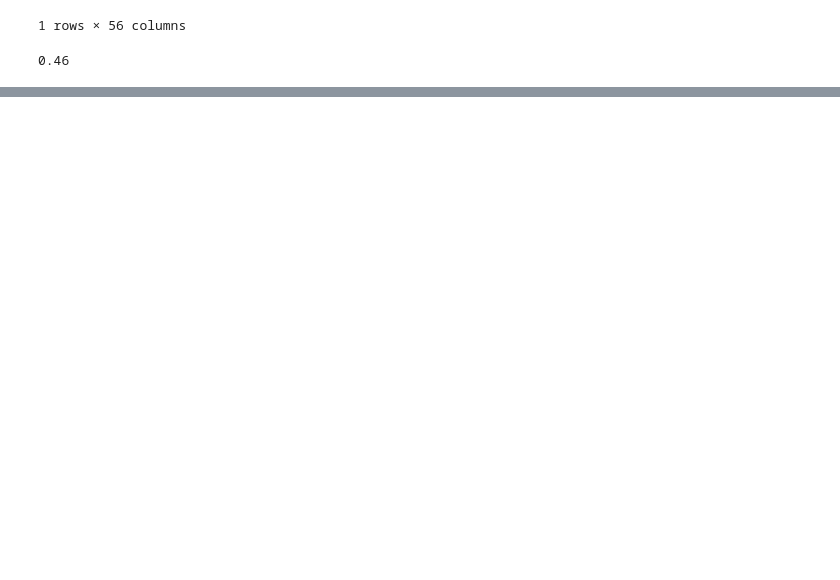
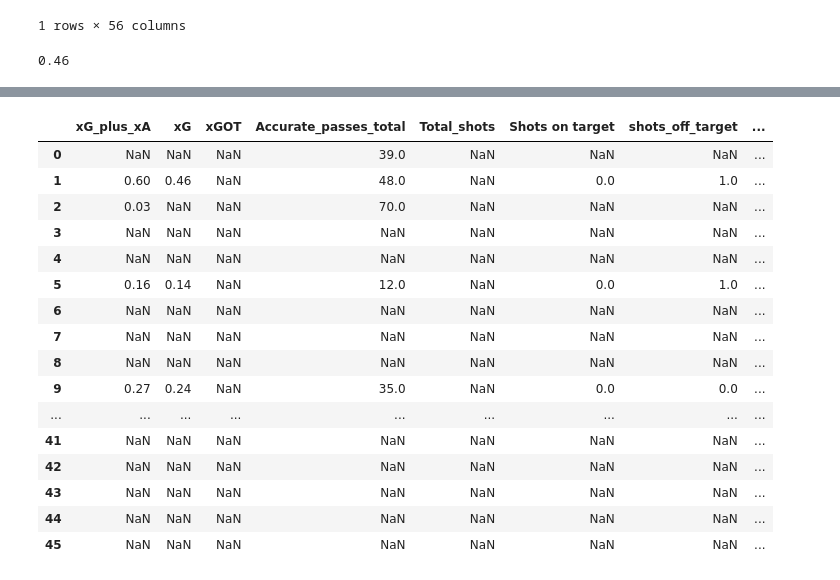
Before and after one commit to bolaxel/random-games, a Jupyter notebook: analysis.ipynb, the cells around one changed output, grey strips where cells are left out. Cells and saved outputs as stored; diff of their text form; code cells hidden in the pictures; blank space fills up the shorter version.

```diff
--- a/analysis.ipynb
+++ b/analysis.ipynb
@@ -190,0 +213,9 @@ df['xG'] = df['stats_parsed'].apply(extract_xg)
+# %%
+# Shots on target
+def extract_xg(stats_parsed):
+    try:
+        return stats_parsed[0]['stats']['Shots on target']['stat']['value']
+    except (KeyError, IndexError, TypeError):
+        return None  # or np.nan
+
+df['shots_on_target'] = df['stats_parsed'].apply(extract_xg)
@@ -190,0 +227,9 @@ df['xG'] = df['stats_parsed'].apply(extract_xg)
+# %%
+# Shots off target
+def extract_xg(stats_parsed):
+    try:
+        return stats_parsed[0]['stats']['Shots off target']['stat']['value']
+    except (KeyError, IndexError, TypeError):
+        return None  # or np.nan
+
+df['shots_off_target'] = df['stats_parsed'].apply(extract_xg)
@@ -190,0 +241,9 @@ df['xG'] = df['stats_parsed'].apply(extract_xg)
+# %%
+# Blocked shots
+def extract_xg(stats_parsed):
+    try:
+        return stats_parsed[0]['stats']['Blocked shots']['stat']['value']
+    except (KeyError, IndexError, TypeError):
+        return None  # or np.nan
+
+df['blocked_shots'] = df['stats_parsed'].apply(extract_xg)
@@ -190,0 +255,9 @@ df['xG'] = df['stats_parsed'].apply(extract_xg)
+# %%
+# Shot accuracy
+def extract_xg(stats_parsed):
+    try:
+        return stats_parsed[0]['stats']['Shot accuracy']['stat']['value']
+    except (KeyError, IndexError, TypeError):
+        return None  # or np.nan
+
+df['shot_accuracy'] = df['stats_parsed'].apply(extract_xg)
@@ -200,0 +316,20 @@ df.head()
+# %%
+df[['xG_plus_xA', 'xG', 'xGOT', 'Accurate_passes_total', 'Total_shots', 'Shots on target', 'shots_off_target', 'shot_accuracy', 'Defensive_actions']]
+# %% [output]
+|  | xG_plus_xA | xG | xGOT | Accurate_passes_total | Total_shots | Shots on target | shots_off_target | ... |
+| 0 | NaN | NaN | NaN | 39.0 | NaN | NaN | NaN | ... |
+| 1 | 0.60 | 0.46 | NaN | 48.0 | NaN | 0.0 | 1.0 | ... |
+| 2 | 0.03 | NaN | NaN | 70.0 | NaN | NaN | NaN | ... |
+| 3 | NaN | NaN | NaN | NaN | NaN | NaN | NaN | ... |
+| 4 | NaN | NaN | NaN | NaN | NaN | NaN | NaN | ... |
+| 5 | 0.16 | 0.14 | NaN | 12.0 | NaN | 0.0 | 1.0 | ... |
+| 6 | NaN | NaN | NaN | NaN | NaN | NaN | NaN | ... |
+| 7 | NaN | NaN | NaN | NaN | NaN | NaN | NaN | ... |
+| 8 | NaN | NaN | NaN | NaN | NaN | NaN | NaN | ... |
+| 9 | 0.27 | 0.24 | NaN | 35.0 | NaN | 0.0 | 0.0 | ... |
+| ... | ... | ... | ... | ... | ... | ... | ... | ... |
+| 41 | NaN | NaN | NaN | NaN | NaN | NaN | NaN | ... |
+| 42 | NaN | NaN | NaN | NaN | NaN | NaN | NaN | ... |
+| 43 | NaN | NaN | NaN | NaN | NaN | NaN | NaN | ... |
+| 44 | NaN | NaN | NaN | NaN | NaN | NaN | NaN | ... |
+| 45 | NaN | NaN | NaN | NaN | NaN | NaN | NaN | ... |
```
Also changed, not shown: parts of 12 cells of this notebook.
